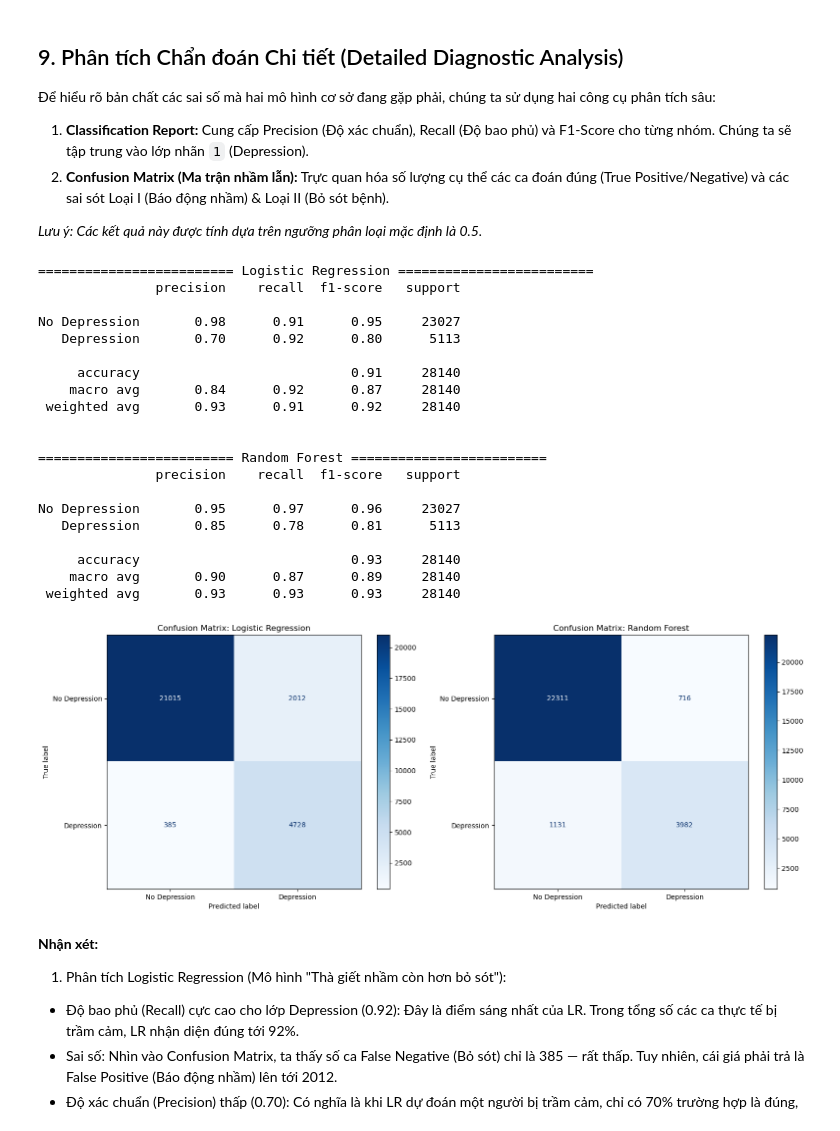
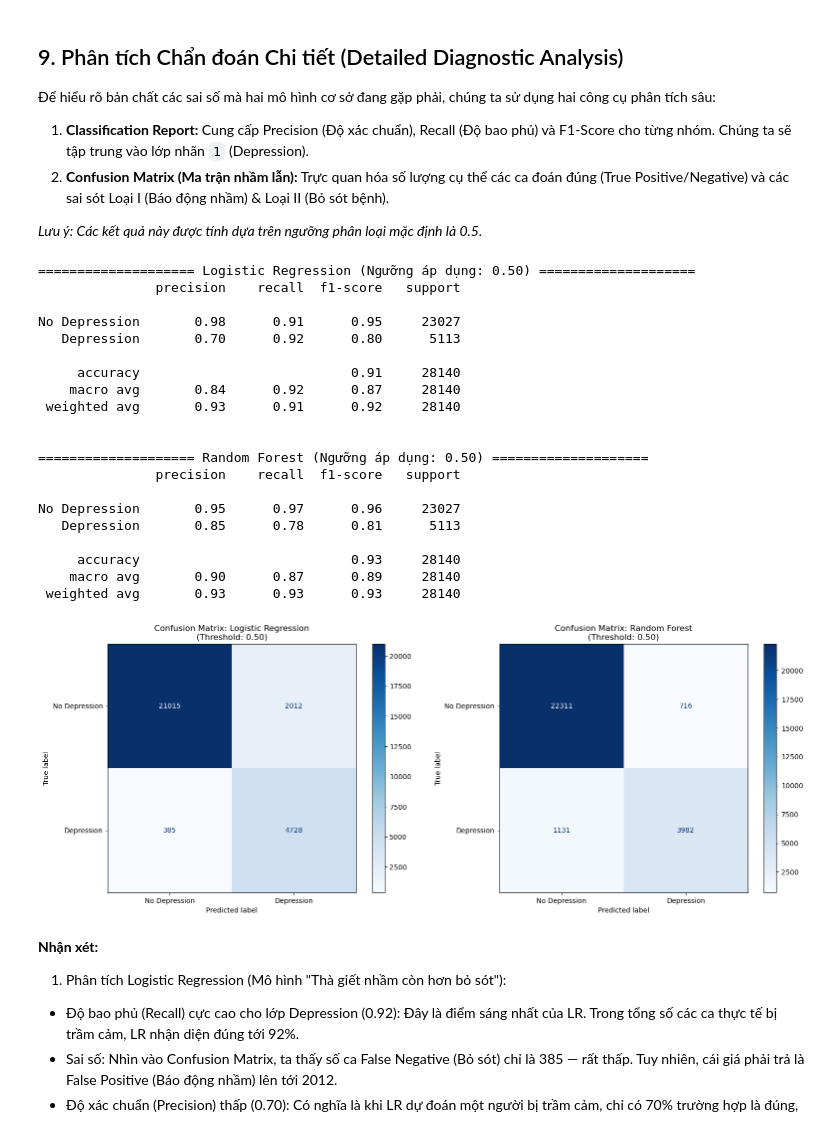
Before and after one commit to s4lt1f0l/Exploring-Mental-Health-Data, a Jupyter notebook: notebooks/03_baseline_models.ipynb, the cells around one changed output. Drawn from its saved outputs; the diff is of its cells as text; code cells hidden in the pictures.

```diff
--- a/notebooks/03_baseline_models.ipynb
+++ b/notebooks/03_baseline_models.ipynb
@@ -105,8 +105,9 @@ def run_cv_and_evaluate(model, X_train, y_train, X_val, y_val, model_name):
         cv_auc_scores.append(fold_auc)
         oof_probs[val_idx] = probs
 
-        print(f"Fold {fold} | OOF AUC: {fold_auc:.4f}")
+        print(f"Fold {fold} | Fold AUC: {fold_auc:.4f}")
 
+    oof_auc_total = roc_auc_score(y_train, oof_probs)
     # Refit trên toàn bộ tập Train (80%) và test trên tập Val (20%)
     model.fit(X_train, y_train)
     val_probs = model.predict_proba(X_val)[:, 1]
@@ -120,14 +121,16 @@ def run_cv_and_evaluate(model, X_train, y_train, X_val, y_val, model_name):
         'Model': model_name,
         'CV AUC (Mean)': np.mean(cv_auc_scores),
         'CV AUC (Std)': np.std(cv_auc_scores),
+        'OOF AUC (Total)': oof_auc_total,
         'Val AUC': val_auc,
         'Val F1': val_f1,
         'Val Accuracy': val_acc
     }
     results_summary.append(metrics)
 
+    print(f"=> OOF AUC (Tổng tập 80%): {oof_auc_total:.4f}")
     print(f"=> Kết quả Val 20% | AUC: {val_auc:.4f} | F1: {val_f1:.4f} | Acc: {val_acc:.4f}")
-    return model, val_probs
+    return model, oof_probs, val_probs
 # %% [markdown]
 ## 6. Khởi tạo và Huấn luyện Baseline Models
 - **6.1 Logistic Regression (Interpretable Baseline):** Sử dụng dữ liệu đã Standardized/Robust Scaled. Thiết lập `class_weight='balanced'` để xử lý mất cân bằng lớp nhãn.
@@ -154,7 +157,7 @@ lr_model = LogisticRegression(
     random_state=RANDOM_STATE
 )
 
-lr_model, lr_val_probs = run_cv_and_evaluate(
+lr_model, lr_oof, lr_val_probs = run_cv_and_evaluate(
     lr_model, X_train_nn, y_train, X_val_nn, y_val, "Logistic Regression"
 )
 
@@ -166,8 +169,22 @@ rf_model = RandomForestClassifier(
     n_jobs=-1
 )
 
-rf_model, rf_val_probs = run_cv_and_evaluate(
+rf_model, rf_oof, rf_val_probs = run_cv_and_evaluate(
     rf_model, X_train_tree, y_train, X_val_tree, y_val, "Random Forest"
 )
+
+np.save(f"{OUTPUT_DIR}/lr_oof_probs.npy", lr_oof)
+np.save(f"{OUTPUT_DIR}/lr_val_probs.npy", lr_val_probs)
+
+np.save(f"{OUTPUT_DIR}/rf_oof_probs.npy", rf_oof)
+np.save(f"{OUTPUT_DIR}/rf_val_probs.npy", rf_val_probs)
+
+# Logistic Regression
+with open(f"{OUTPUT_DIR}/logistic_regression_model.pkl", "wb") as f:
+    pickle.dump(lr_model, f)
+
+# Random Forest
+with open(f"{OUTPUT_DIR}/random_forest_model.pkl", "wb") as f:
+    pickle.dump(rf_model, f)
 # %% [output]
 --- [Huấn luyện & Đánh giá] Logistic Regression ---
@@ -360,55 +379,54 @@ plt.show()
 
 *Lưu ý: Các kết quả này được tính dựa trên ngưỡng phân loại mặc định là 0.5.*
 # %%
-def plot_diagnostic_results(y_true, y_probs, model_name, ax):
-    # Chuyển xác suất sang nhãn nhị phân với ngưỡng mặc định 0.5
-    y_pred = (y_probs >= 0.5).astype(int)
+def plot_diagnostic_results(y_true, y_probs, model_name, ax, threshold =0.5):
+    # Chuyển xác suất sang nhãn nhị phân với ngưỡng truyền vào
+    y_pred = (y_probs >= threshold).astype(int)
 
     # 1. Hiển thị Classification Report trong console
-    print(f"\n{'='*25} {model_name} {'='*25}")
+    print(f"\n{'='*20} {model_name} (Ngưỡng áp dụng: {threshold:.2f}) {'='*20}")
     print(classification_report(y_true, y_pred, target_names=['No Depression', 'Depression']))
 
     # 2. Vẽ Confusion Matrix
     cm = confusion_matrix(y_true, y_pred)
     disp = ConfusionMatrixDisplay(confusion_matrix=cm, display_labels=['No Depression', 'Depression'])
     disp.plot(cmap='Blues', ax=ax, values_format='d')
-    ax.set_title(f"Confusion Matrix: {model_name}")
+    ax.set_title(f"Confusion Matrix: {model_name}\n(Threshold: {threshold:.2f})")
     ax.grid(False)
 
-# Khởi tạo khung hình 1 hàng 2 cột
 fig, axes = plt.subplots(1, 2, figsize=(16, 6))
 
 # Chẩn đoán cho Logistic Regression
 plot_diagnostic_results(y_val, lr_val_probs, "Logistic Regression", axes[0])
 
 # Chẩn đoán cho Random Forest
 plot_diagnostic_results(y_val, rf_val_probs, "Random Forest", axes[1])
 
 plt.tight_layout()
 plt.savefig(f"{OUTPUT_DIR}/baseline_diagnostic_analysis.png", dpi=300)
 plt.show()
 # %% [output]
-========================= Logistic Regression =========================
+==================== Logistic Regression (Ngưỡng áp dụng: 0.50) ====================
                precision    recall  f1-score   support
 
 No Depression       0.98      0.91      0.95     23027
    Depression       0.70      0.92      0.80      5113
 
      accuracy                           0.91     28140
     macro avg       0.84      0.92      0.87     28140
  weighted avg       0.93      0.91      0.92     28140
 
 
-========================= Random Forest =========================
+==================== Random Forest (Ngưỡng áp dụng: 0.50) ====================
                precision    recall  f1-score   support
 
 No Depression       0.95      0.97      0.96     23027
    Depression       0.85      0.78      0.81      5113
 
      accuracy                           0.93     28140
     macro avg       0.90      0.87      0.89     28140
  weighted avg       0.93      0.93      0.93     28140
-[figure, old version]
+[figure, new version]
 # %% [markdown]
 **Nhận xét:**
 1. Phân tích Logistic Regression (Mô hình "Thà giết nhầm còn hơn bỏ sót"):
```
Also changed, not shown: parts of 13 cells of this notebook.
